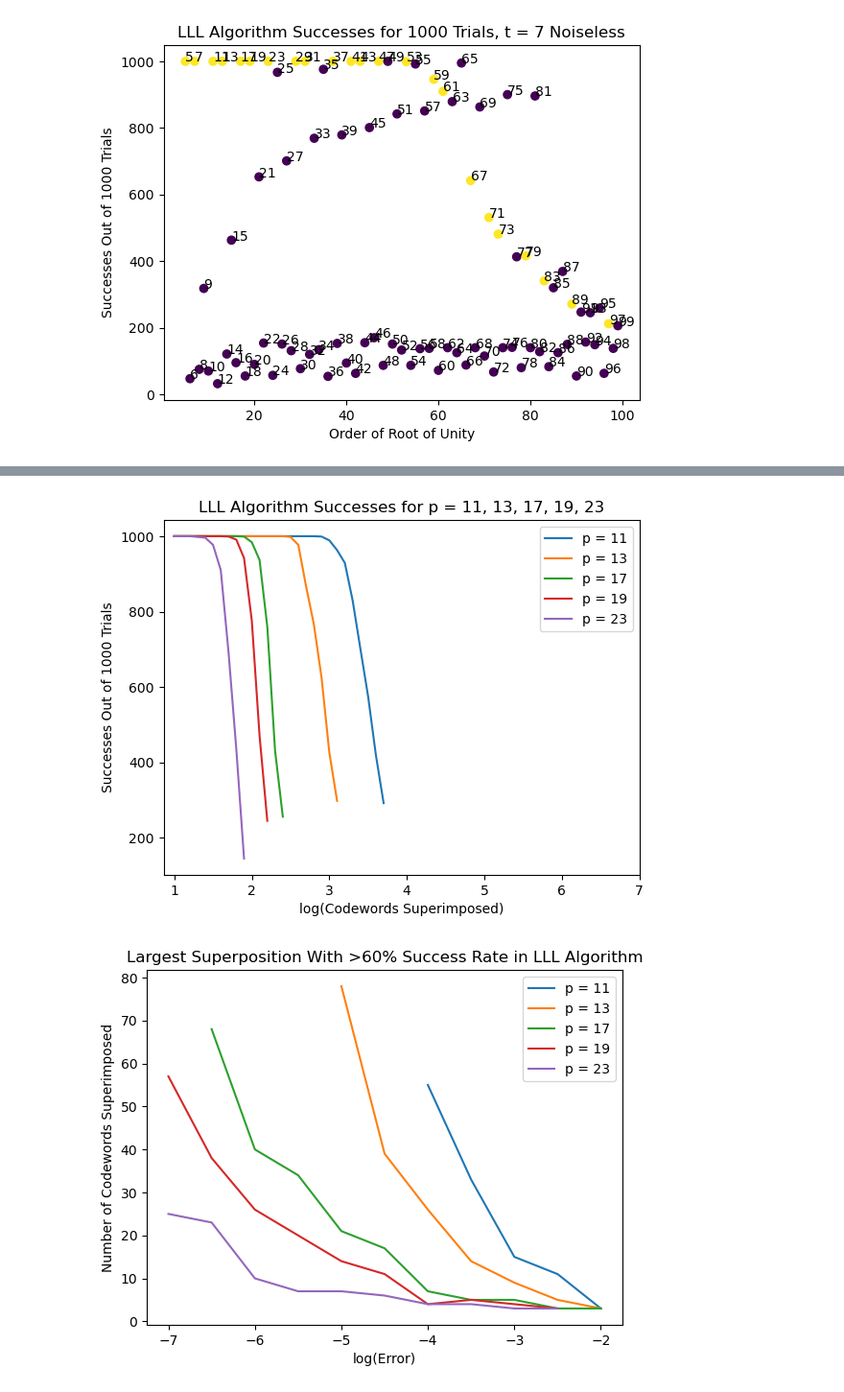
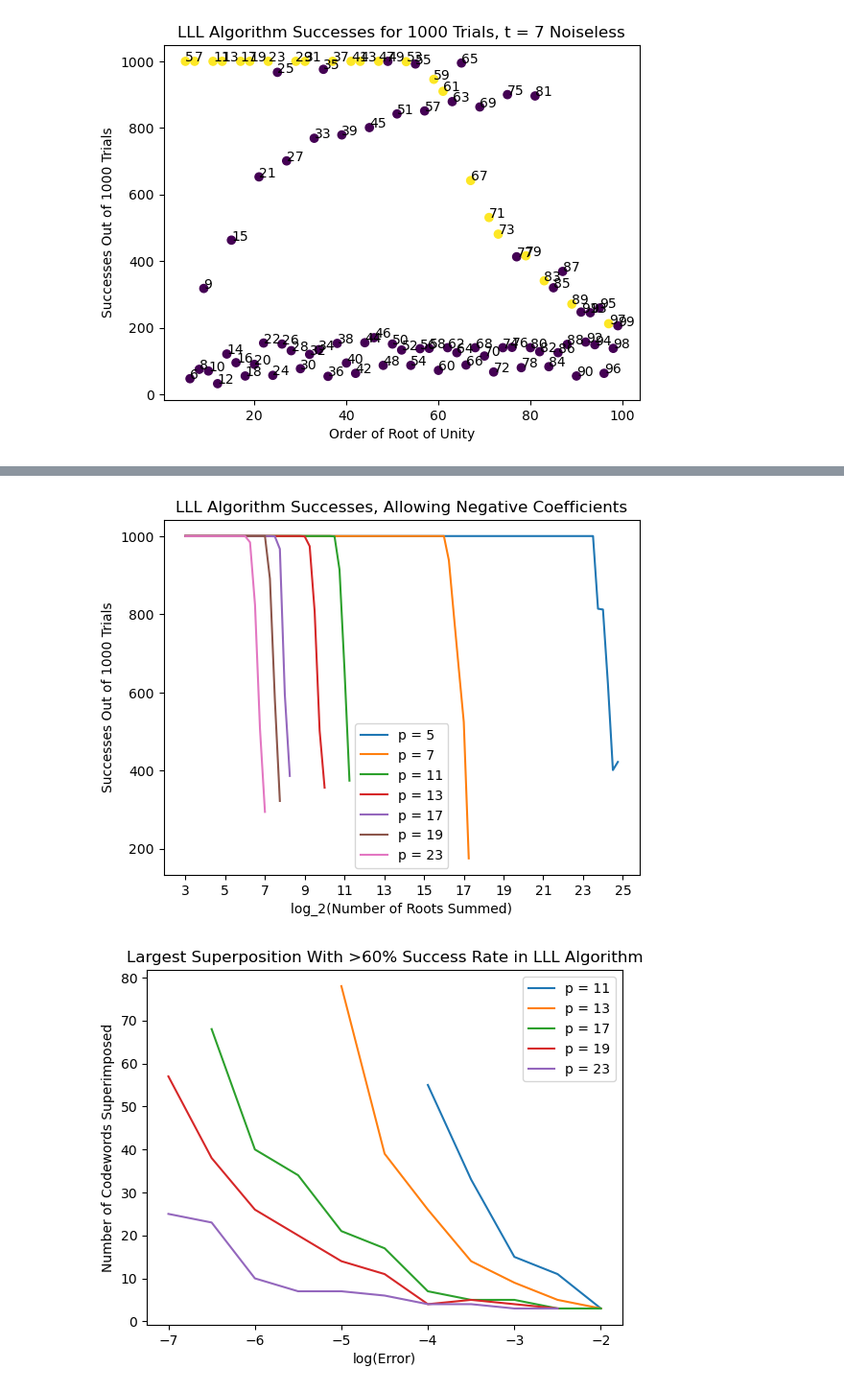
Before and after one commit to Dillybar3141/Cyclotomic-Integer-Approximation, a Jupyter notebook: lll.ipynb, the cells around one changed output, grey strips where cells are left out. Shown: that part at 96% size. Drawn from its saved outputs; the diff is of its cells as text; code cells hidden in the pictures.

```diff
--- a/lll.ipynb
+++ b/lll.ipynb
@@ -385,28 +347,35 @@ plt.show()
 # %%
-### Plot algorithm successes for p = 11, 13, 17, 19, 23
-codewords11n = np.arange(1.0, 3.8, 0.1)
-codewords13n = np.arange(1.0, 3.2, 0.1)
-codewords17n = np.arange(1.0, 2.5, 0.1)
-codewords19n = np.arange(1.0, 2.3, 0.1)
-codewords23n = np.arange(1.0, 2.0, 0.1)
-successes11n = [1000, 1000, 1000, 1000, 1000, 1000, 1000, 1000, 1000, 1000, 1000, 1000, 1000, 1000, 1000, 1000, 1000, 1000, 1000, 999, 989, 963, 929, 830, 702, 575, 420, 292]
-successes13n = [1000, 1000, 1000, 1000, 1000, 1000, 1000, 1000, 1000, 1000, 1000, 1000, 1000, 1000, 1000, 998, 977, 867, 767, 624, 426, 298]
-successes17n = [1000, 1000, 1000, 1000, 1000, 1000, 1000, 1000, 1000, 999, 984, 937, 760, 431, 256]
-successes19n = [1000, 1000, 1000, 1000, 1000, 1000, 1000, 999, 991, 942, 776, 471, 245]
-successes23n = [1000, 1000, 1000, 998, 996, 977, 910, 692, 436, 145]
-plt.plot(codewords11n, successes11n, label='p = 11')
-plt.plot(codewords13n, successes13n, label='p = 13')
-plt.plot(codewords17n, successes17n, label='p = 17')
-plt.plot(codewords19n, successes19n, label='p = 19')
-plt.plot(codewords23n, successes23n, label='p = 23')
-plt.title("LLL Algorithm Successes for p = 11, 13, 17, 19, 23")
-plt.xlabel("log(Codewords Superimposed)")
-plt.xticks([1, 2, 3, 4, 5, 6, 7])
+### Plot algorithm successes for p = 5, 7, 11, 13, 17, 19, 23
+# check if precision was 53? I forgot
+t5 = np.arange(3.0, 25.0, 0.25)
+t7 = np.arange(3.0, 17.5, 0.25)
+t11 = np.arange(3.0, 11.5, 0.25)
+t13 = np.arange(3.0, 10.25, 0.25)
+t17 = np.arange(3.0, 8.5, 0.25)
+t19 = np.arange(3.0, 8, 0.25)
+t23 = np.arange(3.0, 7.25, 0.25)
+successes5 = [1000, 1000, 1000, 1000, 1000, 1000, 1000, 1000, 1000, 1000, 1000, 1000, 1000, 1000, 1000, 1000, 1000, 1000, 1000, 1000, 1000, 1000, 1000, 1000, 1000, 1000, 1000, 1000, 1000, 1000, 1000, 1000, 1000, 1000, 1000, 1000, 1000, 1000, 1000, 1000, 1000, 1000, 1000, 1000, 1000, 1000, 1000, 1000, 1000, 1000, 1000, 1000, 1000, 1000, 1000, 1000, 1000, 1000, 1000, 1000, 1000, 1000, 1000, 1000, 1000, 1000, 1000, 1000, 1000, 1000, 1000, 1000, 1000, 1000, 1000, 1000, 1000, 1000, 1000, 1000, 1000, 1000, 1000, 814, 812, 621, 401, 422]
+successes7 = [1000, 1000, 1000, 1000, 1000, 1000, 1000, 1000, 1000, 1000, 1000, 1000, 1000, 1000, 1000, 1000, 1000, 1000, 1000, 1000, 1000, 1000, 1000, 1000, 1000, 1000, 1000, 1000, 1000, 1000, 1000, 1000, 1000, 1000, 1000, 1000, 1000, 1000, 1000, 1000, 1000, 1000, 1000, 1000, 1000, 1000, 1000, 1000, 1000, 1000, 1000, 1000, 1000, 938, 798, 660, 524, 175]
+successes11 = [1000, 1000, 1000, 1000, 1000, 1000, 1000, 1000, 1000, 1000, 1000, 1000, 1000, 1000, 1000, 1000, 1000, 1000, 1000, 1000, 1000, 1000, 1000, 1000, 1000, 1000, 1000, 1000, 1000, 1000, 999, 914, 659, 374]
+successes13 = [1000, 1000, 1000, 1000, 1000, 1000, 1000, 1000, 1000, 1000, 1000, 1000, 1000, 1000, 1000, 1000, 1000, 1000, 1000, 1000, 1000, 1000, 1000, 1000, 999, 974, 807, 502, 356]
+successes17 = [1000, 1000, 1000, 1000, 1000, 1000, 1000, 1000, 1000, 1000, 1000, 1000, 1000, 1000, 1000, 1000, 1000, 1000, 999, 967, 594, 386]
+successes19 = [1000, 1000, 1000, 1000, 1000, 1000, 1000, 1000, 1000, 1000, 1000, 1000, 1000, 1000, 1000, 1000, 1000, 891, 580, 322]
+successes23 = [1000, 1000, 1000, 1000, 1000, 1000, 1000, 1000, 1000, 1000, 1000, 1000, 1000, 984, 824, 507, 294]
+plt.plot(t5, successes5, label='p = 5')
+plt.plot(t7, successes7, label='p = 7')
+plt.plot(t11, successes11, label='p = 11')
+plt.plot(t13, successes13, label='p = 13')
+plt.plot(t17, successes17, label='p = 17')
+plt.plot(t19, successes19, label='p = 19')
+plt.plot(t23, successes23, label='p = 23')
+plt.title("LLL Algorithm Successes, Allowing Negative Coefficients")
+plt.xlabel("log_2(Number of Roots Summed)")
+plt.xticks(np.arange(3, 27, 2))
 plt.ylabel("Successes Out of 1000 Trials")
 plt.legend()
 plt.show()
 # %% [output]
-[figure, old version]
+[figure, new version]
 # %%
 ### Plot max superposition for p = 11, 13, 17, 19, 23 vs error (outdated)
 
```
Also changed, not shown: parts of 6 cells of this notebook.
